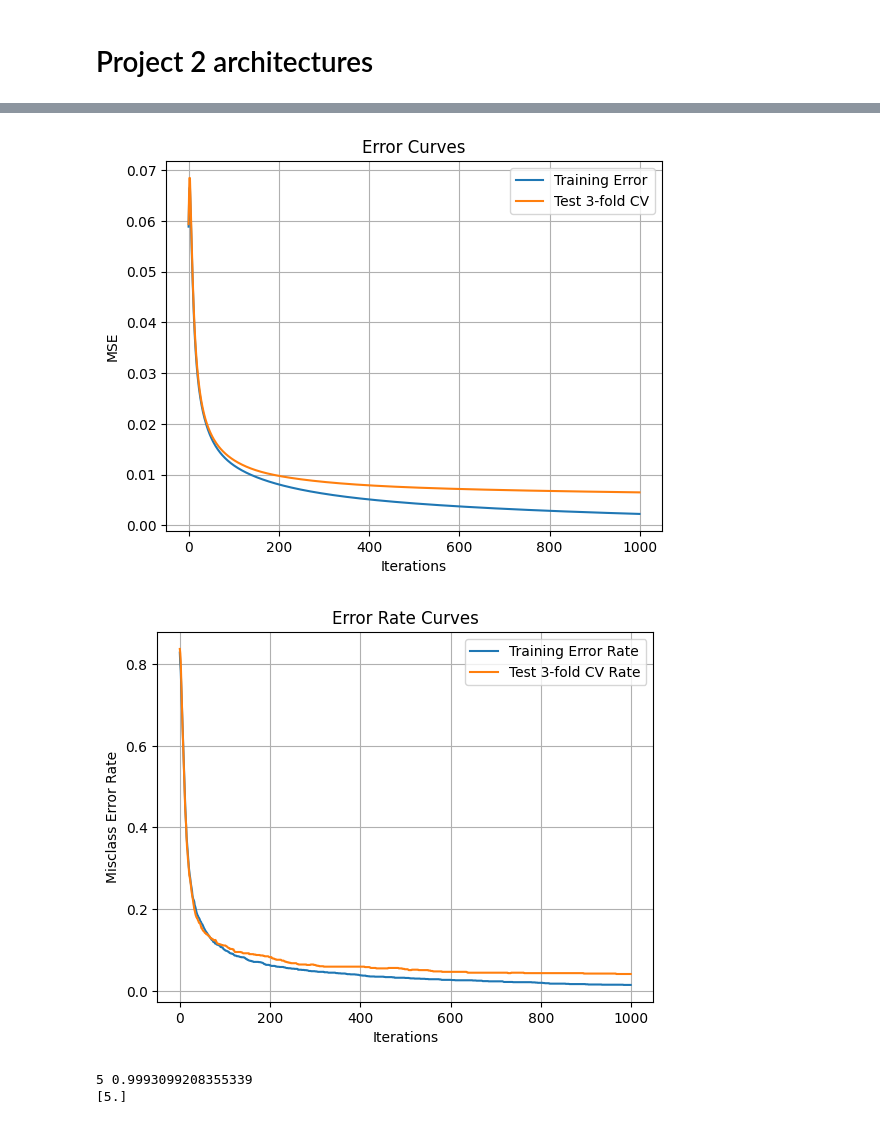
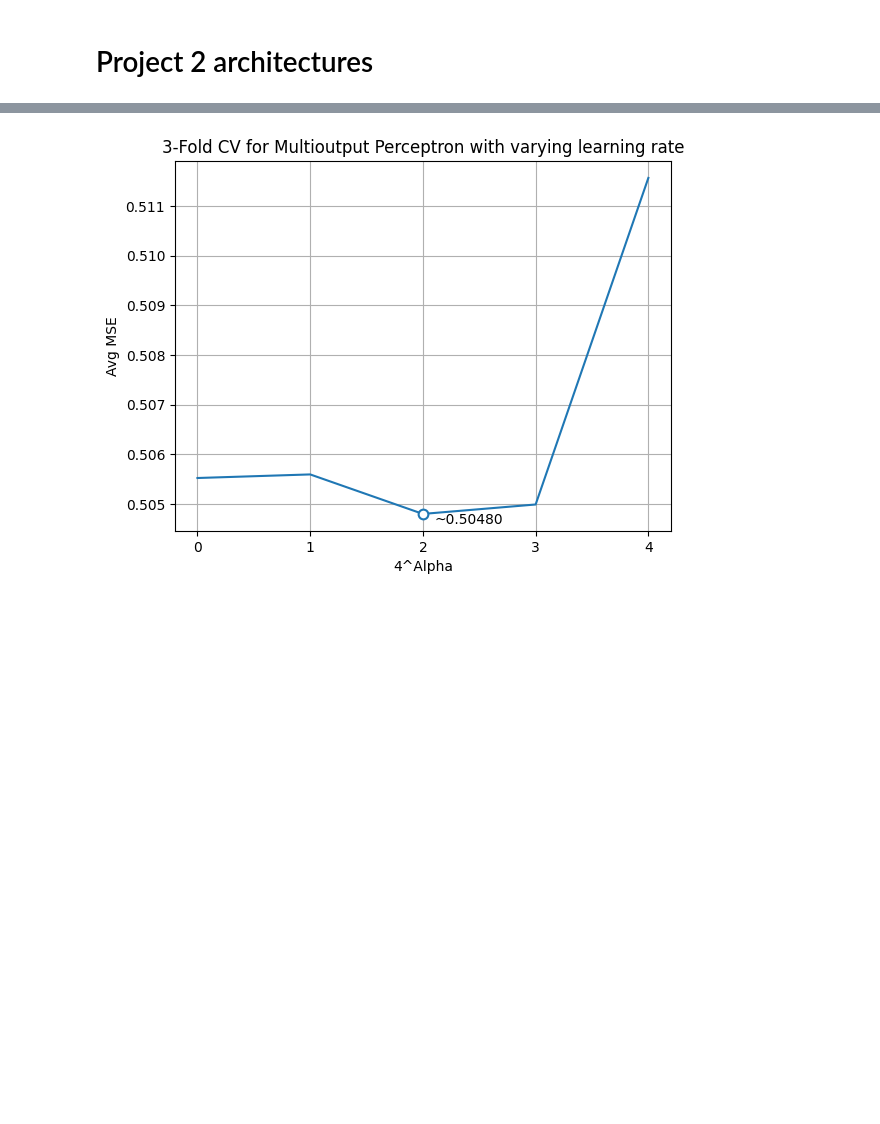
Before and after one commit to jstebner/481-P2, a Jupyter notebook: src/learn_nnet.ipynb, the cells around one changed output, grey strips where cells are left out. Drawn from its saved outputs; the diff is of its cells as text; code cells hidden in the pictures; blank space fills up the shorter version.

```diff
--- a/src/learn_nnet.ipynb
+++ b/src/learn_nnet.ipynb
@@ -528,9 +477,0 @@ print(R)
-# %%
-# opt = NNetGDOptimizer(metric=nnet_metric, max_iters=400, learn_rate=0.5**8)
-opt = NNetGDOptimizer(metric=nnet_metric, max_iters=R, learn_rate=2**-1, change_err_thresh=0, change_thresh=0)
-
-# nnet = NNet(nunits=[1024, 512, 512, 10],unit=NNetActivation(identity,deriv_identity),output_unit=NNetActivation(sigmoid,deriv_sigmoid))
-nnet = NNet(nunits=nunits)
-
-best_nnet = nnet.fit(X,y_ohe,X_test,y_test_ohe,optimizer=opt,verbose=0)
-# est_nnet = nnet.fit(X,y_ohe,optimizer=opt,verbose=1)
@@ -619,21 +547,18 @@ Architecture 1: multioutput perceptron
 
 1024 -> 10, alpha in {4^i | i=0,1,2,3,4}
-# %%
-layers = [n, K]
-alpha = 1 # TODO: varry this
-# TODO: also do 3f cv
-
-model1, opt1 = make_nnet(layers, alpha)
-# %%
-graph_errs(opt1)
-# %% [output]
-[figure, removed]
-[figure, removed]
-# %%
-y_trial_pred = model1.forwardprop(X_trial.T).T
-idx = 0
-print(np.argmax(y_trial_pred[idx]), np.max(y_trial_pred[idx]))
-print(y_trial[idx])
-# %% [output]
-5 0.9993099208355339
-[5.]
+# %%
+layers = [n, K]
+alphas = [0,1,2,3,4] # varies
+# %%
+scores1 = list()
+for alpha in alphas:
+    scores1.append(cross_val_score(layers, 4**alpha, X, y_ohe, 3))
+# %%
+graph('3-Fold CV for Multioutput Perceptron with varying learning rate', ['4^Alpha', 'Avg MSE'], ['cv curve', (alphas, scores1)])
+i = scores1.index(min(scores1))
+plt.plot(alphas[i], scores1[i], marker='o', color='C0', markerfacecolor='white', markersize=7, markeredgewidth=1.5)
+plt.text(alphas[i]+0.1, scores1[i]-0.0002, f'~{scores1[i]:.5f}')
+plt.xticks(alphas)
+plt.show()
+# %% [output]
+[figure, added]
```
Also changed, not shown: parts of 32 cells of this notebook, 22 other files.
